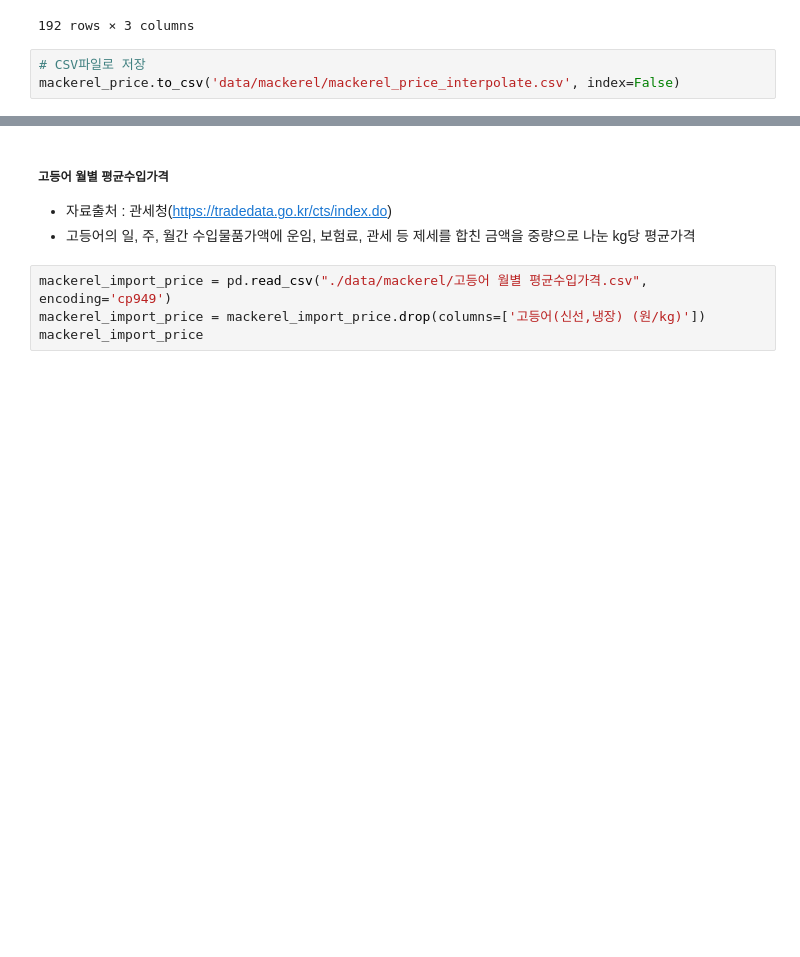
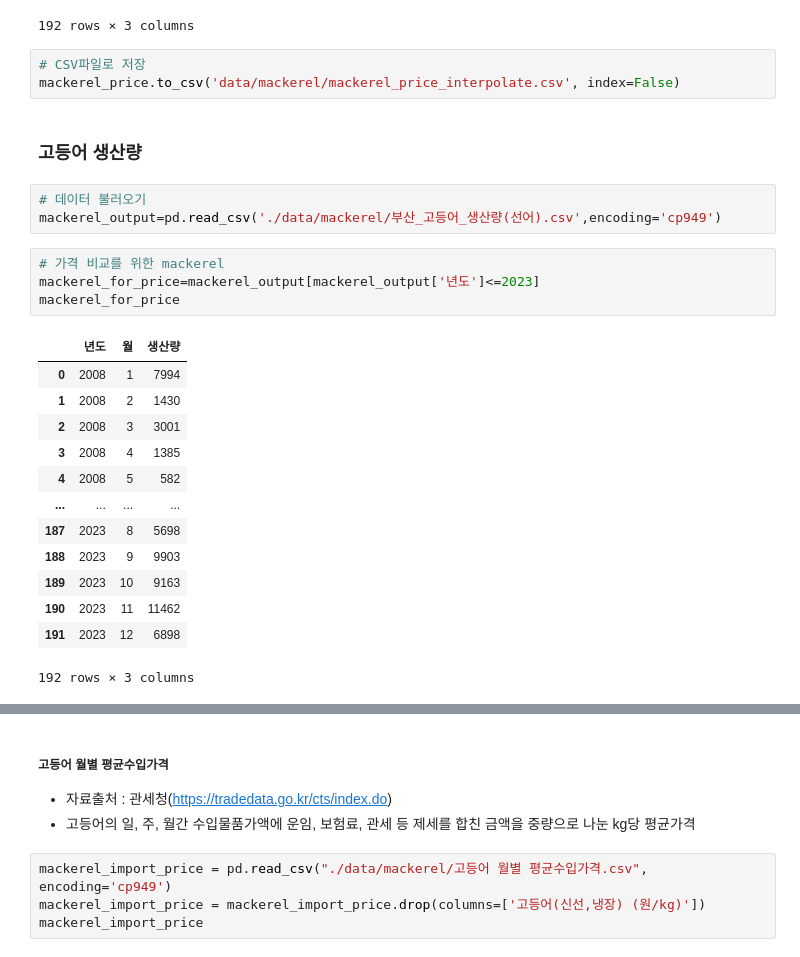
Before and after one commit to dlwogus552/big_data_project, a Jupyter notebook: python/mackerel_data.ipynb, the cells around one changed output, grey strips where cells are left out. Drawn from its saved outputs; the diff is of its cells as text; blank space fills up the shorter version.

```diff
--- a/python/mackerel_data.ipynb
+++ b/python/mackerel_data.ipynb
@@ -51,3 +56,26 @@ mackerel_price
 # %%
 # CSV파일로 저장
 mackerel_price.to_csv('data/mackerel/mackerel_price_interpolate.csv', index=False)
+# %% [markdown]
+### 고등어 생산량
+# %%
+# 데이터 불러오기
+mackerel_output=pd.read_csv('./data/mackerel/부산_고등어_생산량(선어).csv',encoding='cp949')
+# %%
+# 가격 비교를 위한 mackerel
+mackerel_for_price=mackerel_output[mackerel_output['년도']<=2023]
+mackerel_for_price
+# %% [output]
+|  | 년도 | 월 | 생산량 |
+| 0 | 2008 | 1 | 7994 |
+| 1 | 2008 | 2 | 1430 |
+| 2 | 2008 | 3 | 3001 |
+| 3 | 2008 | 4 | 1385 |
+| 4 | 2008 | 5 | 582 |
+| ... | ... | ... | ... |
+| 187 | 2023 | 8 | 5698 |
+| 188 | 2023 | 9 | 9903 |
+| 189 | 2023 | 10 | 9163 |
+| 190 | 2023 | 11 | 11462 |
+| 191 | 2023 | 12 | 6898 |
+192 rows × 3 columns
```
Also changed, not shown: parts of 3 cells of this notebook, 1 other file.
